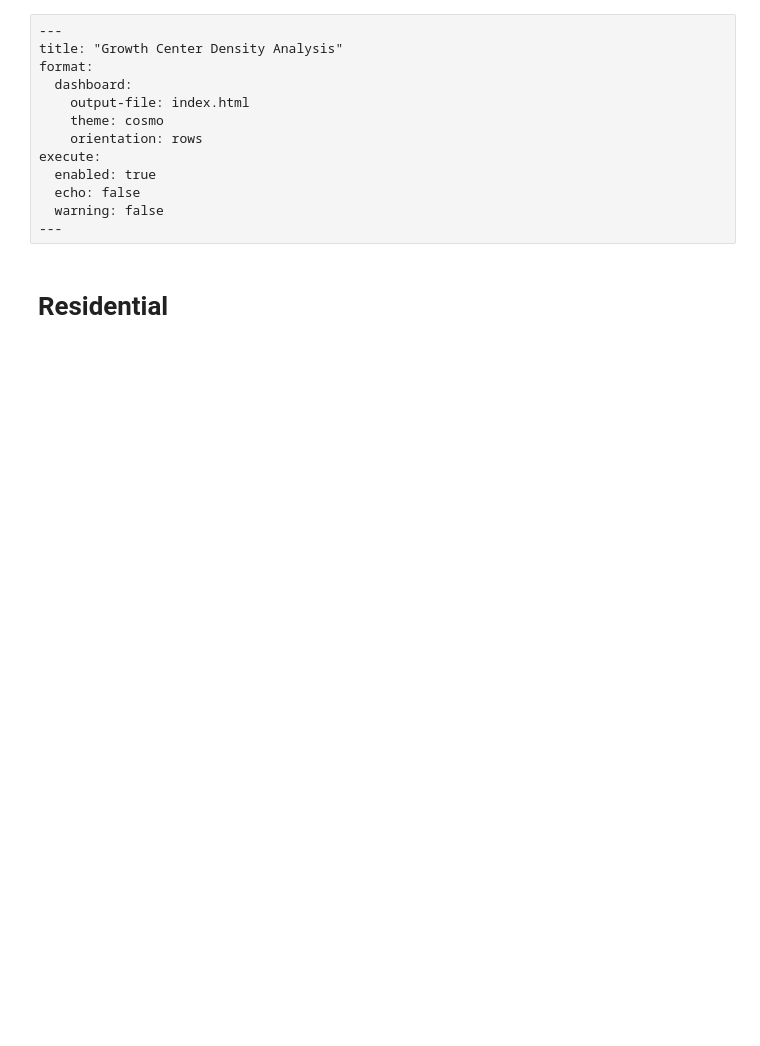
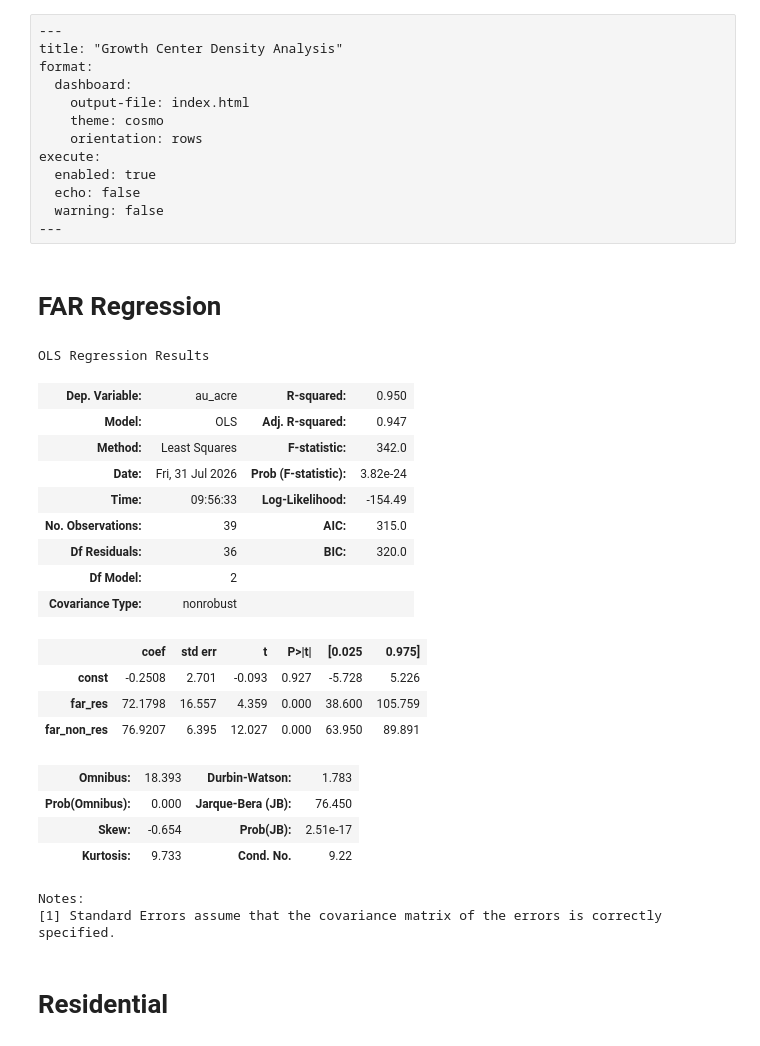
Before and after one commit to jkolberg/centers_density_analysis, a Jupyter notebook: au_acre_far_existing.ipynb, the cells around one changed output. Drawn from its saved outputs; the diff is of its cells as text; code cells hidden in the pictures; blank space fills up the shorter version.

Commit message:
linear regression

```diff
--- a/au_acre_far_existing.ipynb
+++ b/au_acre_far_existing.ipynb
@@ -177,6 +179,39 @@ county_map = {
 au['county'] = au['county_id'].map(county_map)
 
 au = au.merge(growth_centers_df[['growth_center_id','name','category']], on='growth_center_id', how='left')
+au['is_industrial'] = (au['category'] == 'Industrial').astype(int)
+au['pct_developable'] = au['parcel_sqft_all'] / au['centers_sqft']
+# %% [markdown]
+# FAR Regression
+# %%
+far_features = ['far_res', 'far_non_res']
+far_reg_df = au[far_features + ['au_acre']].replace([np.inf, -np.inf], np.nan).dropna()
+
+X = sm.add_constant(far_reg_df[far_features])
+y = far_reg_df['au_acre']
+far_model = sm.OLS(y, X).fit()
+far_model.summary()
+# %% [output]
+OLS Regression Results
+| Dep. Variable: | au_acre | R-squared: | 0.950 |
+| Model: | OLS | Adj. R-squared: | 0.947 |
+| Method: | Least Squares | F-statistic: | 342.0 |
+| Date: | Fri, 31 Jul 2026 | Prob (F-statistic): | 3.82e-24 |
+| Time: | 09:56:33 | Log-Likelihood: | -154.49 |
+| No. Observations: | 39 | AIC: | 315.0 |
+| Df Residuals: | 36 | BIC: | 320.0 |
+| Df Model: | 2 |  |  |
+| Covariance Type: | nonrobust |  |  |
+|  | coef | std err | t | P>|t| | [0.025 | 0.975] |
+| const | -0.2508 | 2.701 | -0.093 | 0.927 | -5.728 | 5.226 |
+| far_res | 72.1798 | 16.557 | 4.359 | 0.000 | 38.600 | 105.759 |
+| far_non_res | 76.9207 | 6.395 | 12.027 | 0.000 | 63.950 | 89.891 |
+| Omnibus: | 18.393 | Durbin-Watson: | 1.783 |
+| Prob(Omnibus): | 0.000 | Jarque-Bera (JB): | 76.450 |
+| Skew: | -0.654 | Prob(JB): | 2.51e-17 |
+| Kurtosis: | 9.733 | Cond. No. | 9.22 |
+Notes:
+[1] Standard Errors assume that the covariance matrix of the errors is correctly specified.
 # %% [markdown]
 # Residential
 # %%
```
Also changed, not shown: parts of 1 cell of this notebook, 2 other files.
